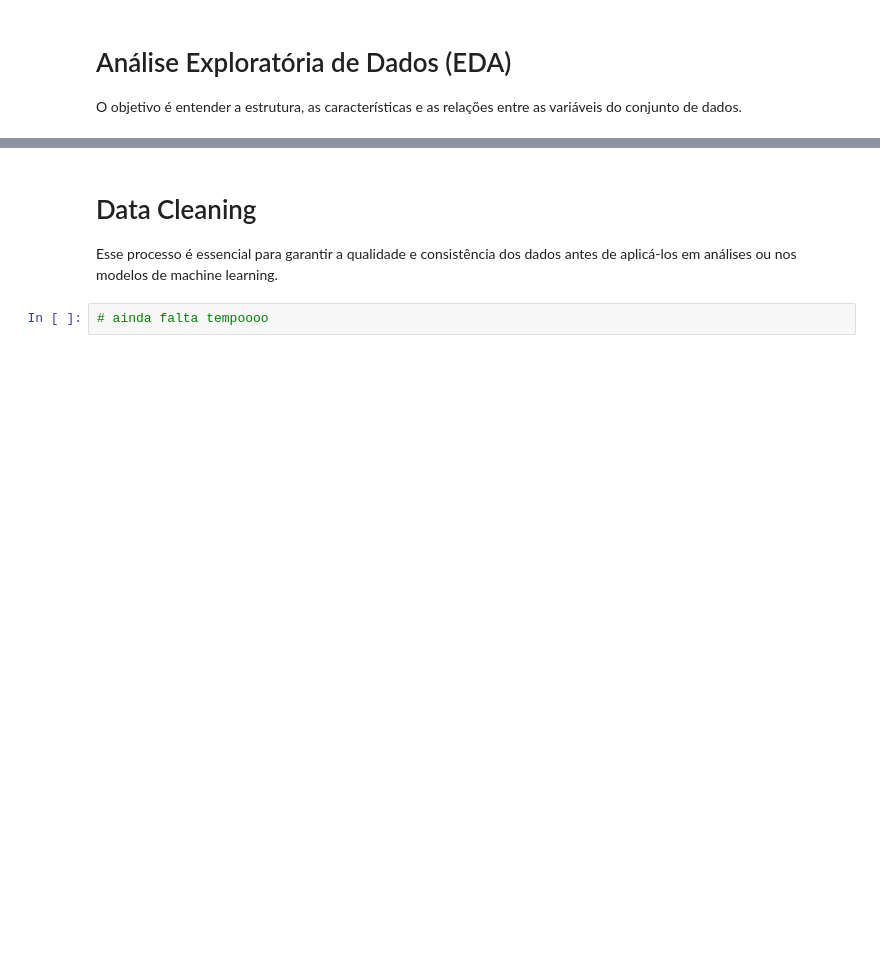
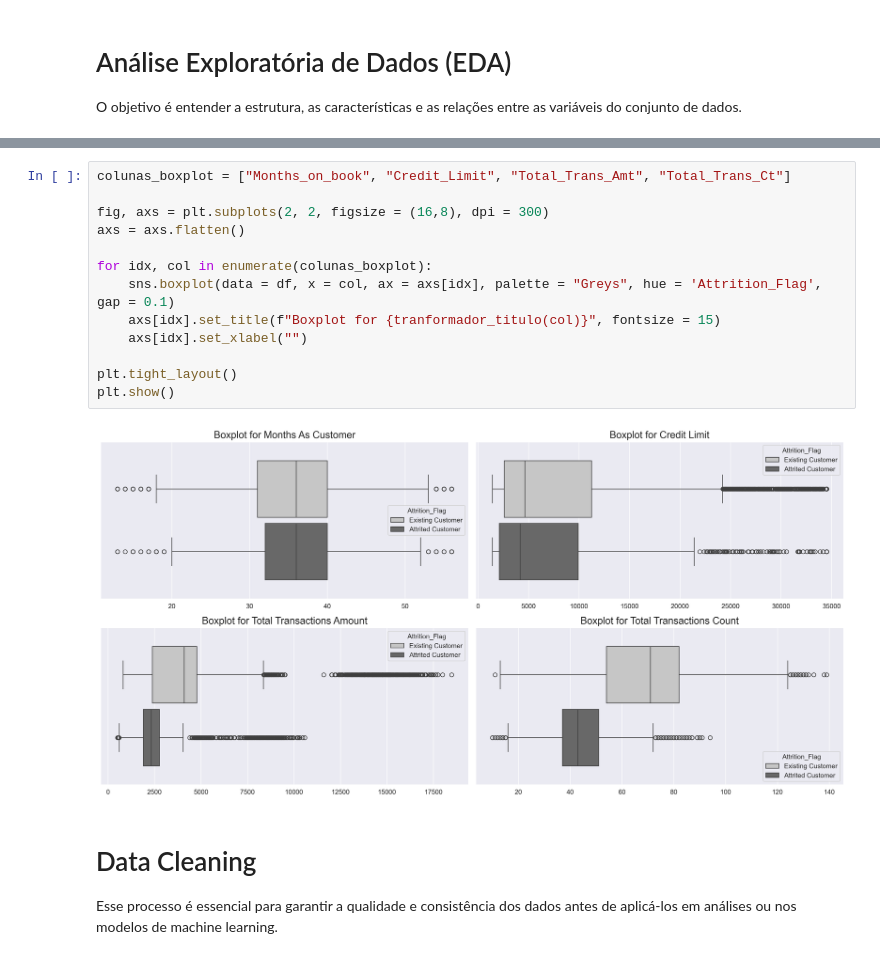
Before and after one commit to Ang3k/Exploracao-Preditiva-de-Dados-para-Churn-de-Clientes-Bancarios-com-Machine-Learning, a Jupyter notebook: Project_Prototype.ipynb, the cells around one changed output, grey strips where cells are left out. Drawn from its saved outputs; the diff is of its cells as text; blank space fills up the shorter version.

```diff
--- a/Project_Prototype.ipynb
+++ b/Project_Prototype.ipynb
@@ -135,6 +149,19 @@ plt.show()
+# %%
+colunas_boxplot = ["Months_on_book", "Credit_Limit", "Total_Trans_Amt", "Total_Trans_Ct"]
+
+fig, axs = plt.subplots(2, 2, figsize = (16,8), dpi = 300)
+axs = axs.flatten()
+
+for idx, col in enumerate(colunas_boxplot):
+    sns.boxplot(data = df, x = col, ax = axs[idx], palette = "Greys", hue = 'Attrition_Flag', gap = 0.1)
+    axs[idx].set_title(f"Boxplot for {tranformador_titulo(col)}", fontsize = 15)
+    axs[idx].set_xlabel("")
+
+plt.tight_layout()
+plt.show()
+# %% [output]
+[figure, added]
 # %% [markdown]
 # Data Cleaning
 
 Esse processo é essencial para garantir a qualidade e consistência dos dados antes de aplicá-los em análises ou nos modelos de machine learning.
-# %%
-# ainda falta tempoooo
```
Also changed, not shown: parts of 6 cells of this notebook, 1 other file.
